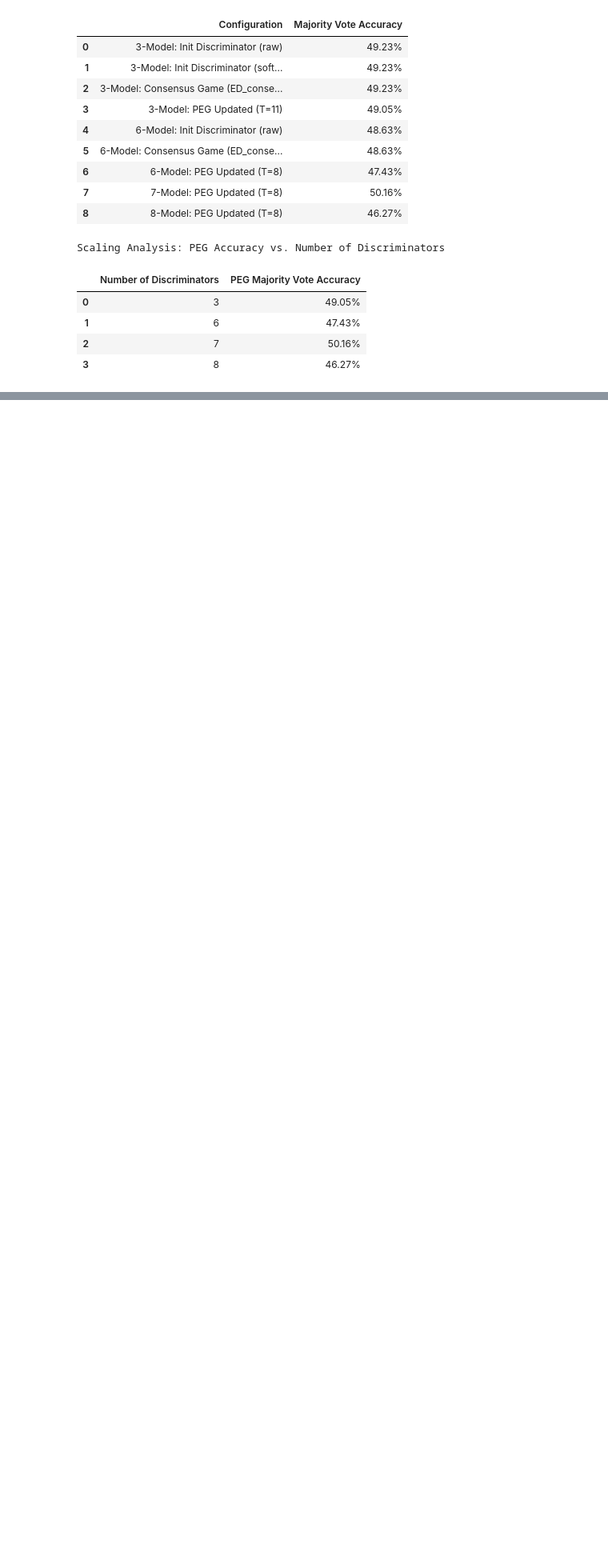
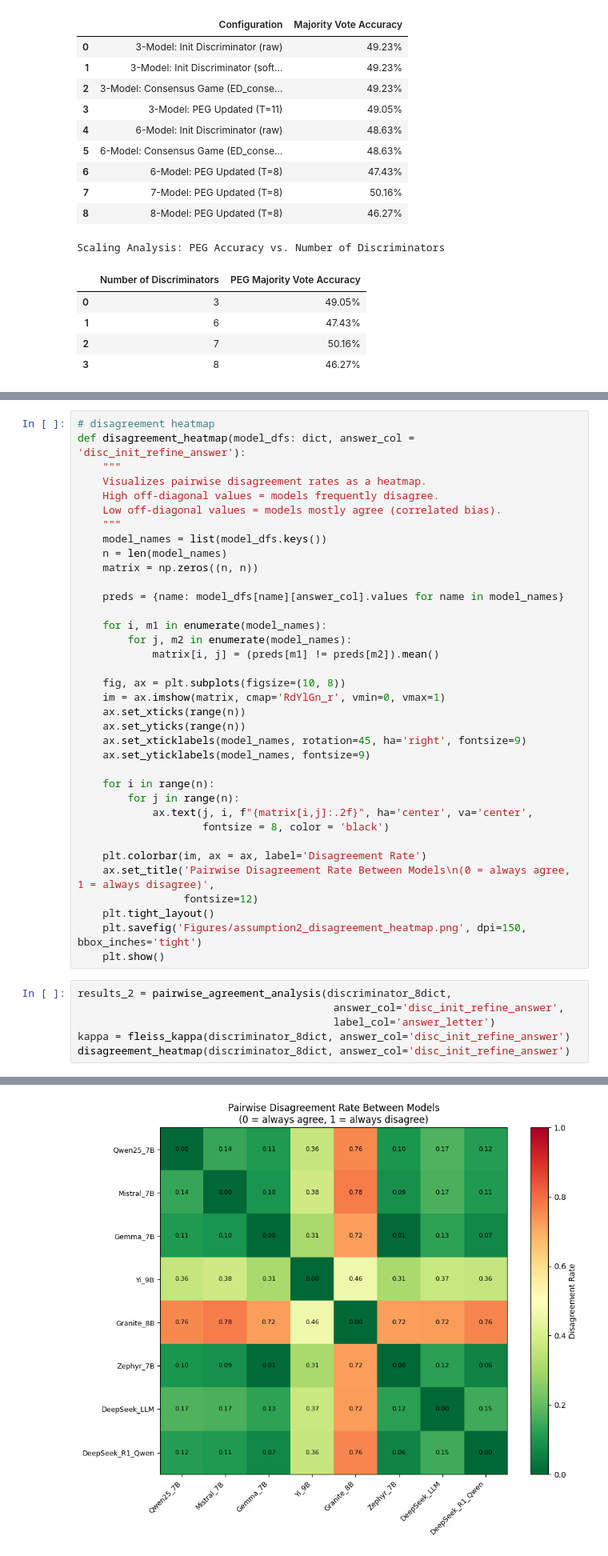
Before and after one commit to christyhui/CHui_MASDS_Thesis_PEG_Application, a Jupyter notebook: chui_thesis_contents/PEGMechanism.ipynb, the cells around one changed output, grey strips where cells are left out. Shown at 80% size. Saved outputs shown, nothing was run; the diff lists cells and outputs as text; blank space fills up the shorter version.

```diff
--- a/chui_thesis_contents/PEGMechanism.ipynb
+++ b/chui_thesis_contents/PEGMechanism.ipynb
@@ -1099,0 +2013,43 @@ Scaling Analysis: PEG Accuracy vs. Number of Discriminators
+# %%
+# disagreement heatmap
+def disagreement_heatmap(model_dfs: dict, answer_col = 'disc_init_refine_answer'):
+    """
+    Visualizes pairwise disagreement rates as a heatmap.
+    High off-diagonal values = models frequently disagree.
+    Low off-diagonal values = models mostly agree (correlated bias).
+    """
+    model_names = list(model_dfs.keys())
+    n = len(model_names)
+    matrix = np.zeros((n, n))
+
+    preds = {name: model_dfs[name][answer_col].values for name in model_names}
+
+    for i, m1 in enumerate(model_names):
+        for j, m2 in enumerate(model_names):
+            matrix[i, j] = (preds[m1] != preds[m2]).mean()
+
+    fig, ax = plt.subplots(figsize=(10, 8))
+    im = ax.imshow(matrix, cmap='RdYlGn_r', vmin=0, vmax=1)
+    ax.set_xticks(range(n))
+    ax.set_yticks(range(n))
+    ax.set_xticklabels(model_names, rotation=45, ha='right', fontsize=9)
+    ax.set_yticklabels(model_names, fontsize=9)
+
+    for i in range(n):
+        for j in range(n):
+            ax.text(j, i, f"{matrix[i,j]:.2f}", ha='center', va='center',
+                    fontsize = 8, color = 'black')
+
+    plt.colorbar(im, ax = ax, label='Disagreement Rate')
+    ax.set_title('Pairwise Disagreement Rate Between Models\n(0 = always agree, 1 = always disagree)',
+                 fontsize=12)
+    plt.tight_layout()
+    plt.savefig('Figures/assumption2_disagreement_heatmap.png', dpi=150, bbox_inches='tight')
+    plt.show()
+# %%
+results_2 = pairwise_agreement_analysis(discriminator_8dict,
+                                         answer_col='disc_init_refine_answer',
+                                         label_col='answer_letter')
+kappa = fleiss_kappa(discriminator_8dict, answer_col='disc_init_refine_answer')
+disagreement_heatmap(discriminator_8dict, answer_col='disc_init_refine_answer')
+# %% [output]
@@ -1099,0 +2078 @@ Scaling Analysis: PEG Accuracy vs. Number of Discriminators
+[figure, added]
```
Also changed, not shown: parts of 37 cells of this notebook, 14 other files.
